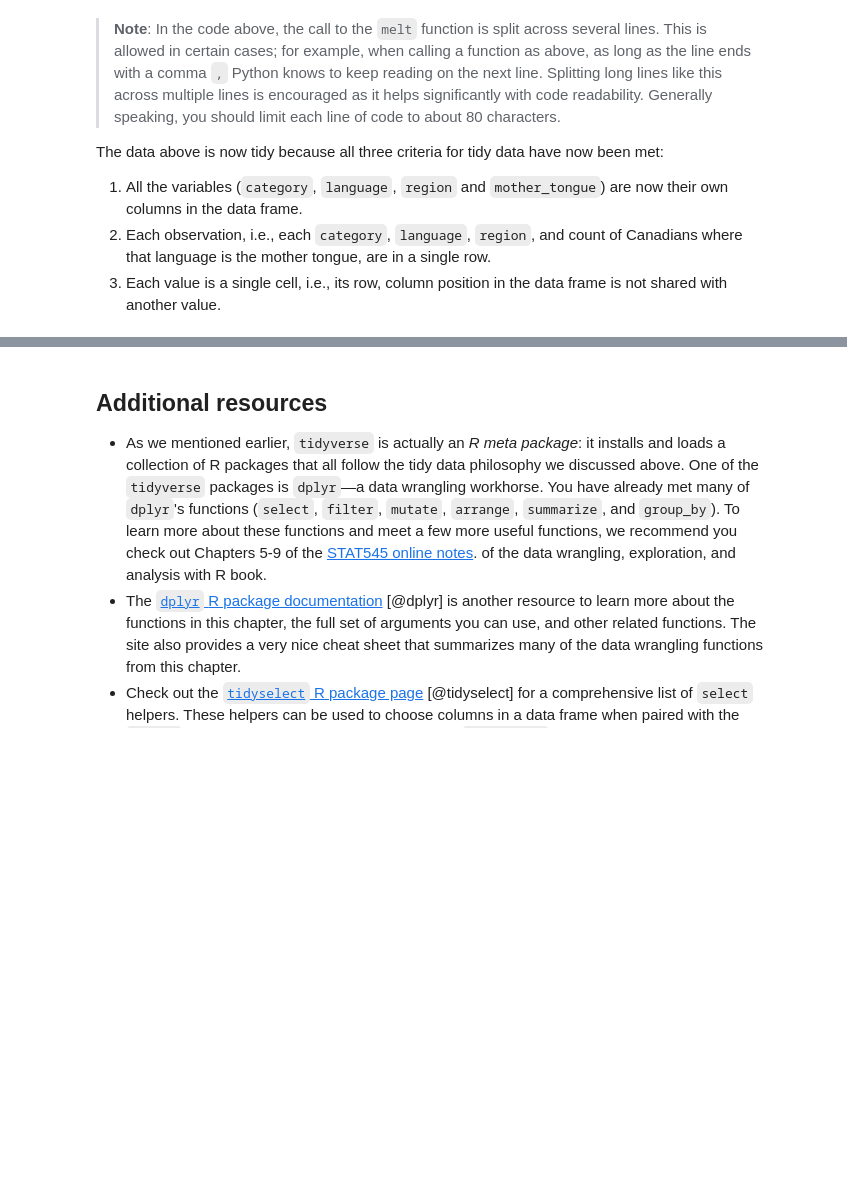
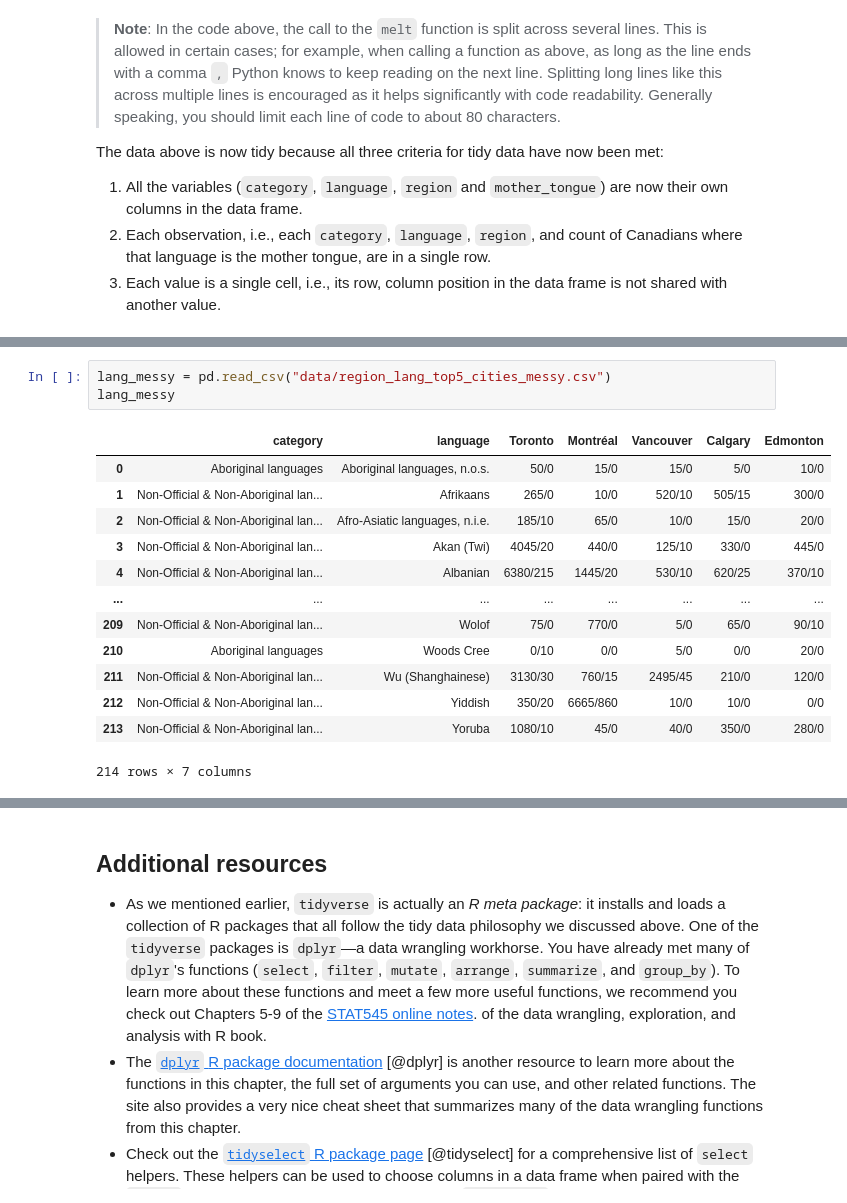
Before and after one commit to UBC-DSCI/introduction-to-datascience-python, a Jupyter notebook: source/wrangling.ipynb, the cells around one changed output, grey strips where cells are left out. Cells and saved outputs as stored; diff of their text form; blank space fills up the shorter version.

```diff
--- a/source/wrangling.ipynb
+++ b/source/wrangling.ipynb
@@ -685,0 +685,17 @@ tidy_lang
+# %%
+lang_messy = pd.read_csv("data/region_lang_top5_cities_messy.csv")
+lang_messy
+# %% [output]
+|  | category | language | Toronto | Montréal | Vancouver | Calgary | Edmonton |
+| 0 | Aboriginal languages | Aboriginal languages, n.o.s. | 50/0 | 15/0 | 15/0 | 5/0 | 10/0 |
+| 1 | Non-Official & Non-Aboriginal lan... | Afrikaans | 265/0 | 10/0 | 520/10 | 505/15 | 300/0 |
+| 2 | Non-Official & Non-Aboriginal lan... | Afro-Asiatic languages, n.i.e. | 185/10 | 65/0 | 10/0 | 15/0 | 20/0 |
+| 3 | Non-Official & Non-Aboriginal lan... | Akan (Twi) | 4045/20 | 440/0 | 125/10 | 330/0 | 445/0 |
+| 4 | Non-Official & Non-Aboriginal lan... | Albanian | 6380/215 | 1445/20 | 530/10 | 620/25 | 370/10 |
+| ... | ... | ... | ... | ... | ... | ... | ... |
+| 209 | Non-Official & Non-Aboriginal lan... | Wolof | 75/0 | 770/0 | 5/0 | 65/0 | 90/10 |
+| 210 | Aboriginal languages | Woods Cree | 0/10 | 0/0 | 5/0 | 0/0 | 20/0 |
+| 211 | Non-Official & Non-Aboriginal lan... | Wu (Shanghainese) | 3130/30 | 760/15 | 2495/45 | 210/0 | 120/0 |
+| 212 | Non-Official & Non-Aboriginal lan... | Yiddish | 350/20 | 6665/860 | 10/0 | 10/0 | 0/0 |
+| 213 | Non-Official & Non-Aboriginal lan... | Yoruba | 1080/10 | 45/0 | 40/0 | 350/0 | 280/0 |
+214 rows × 7 columns
```
Also changed, not shown: parts of 88 cells of this notebook, 9 other files.
